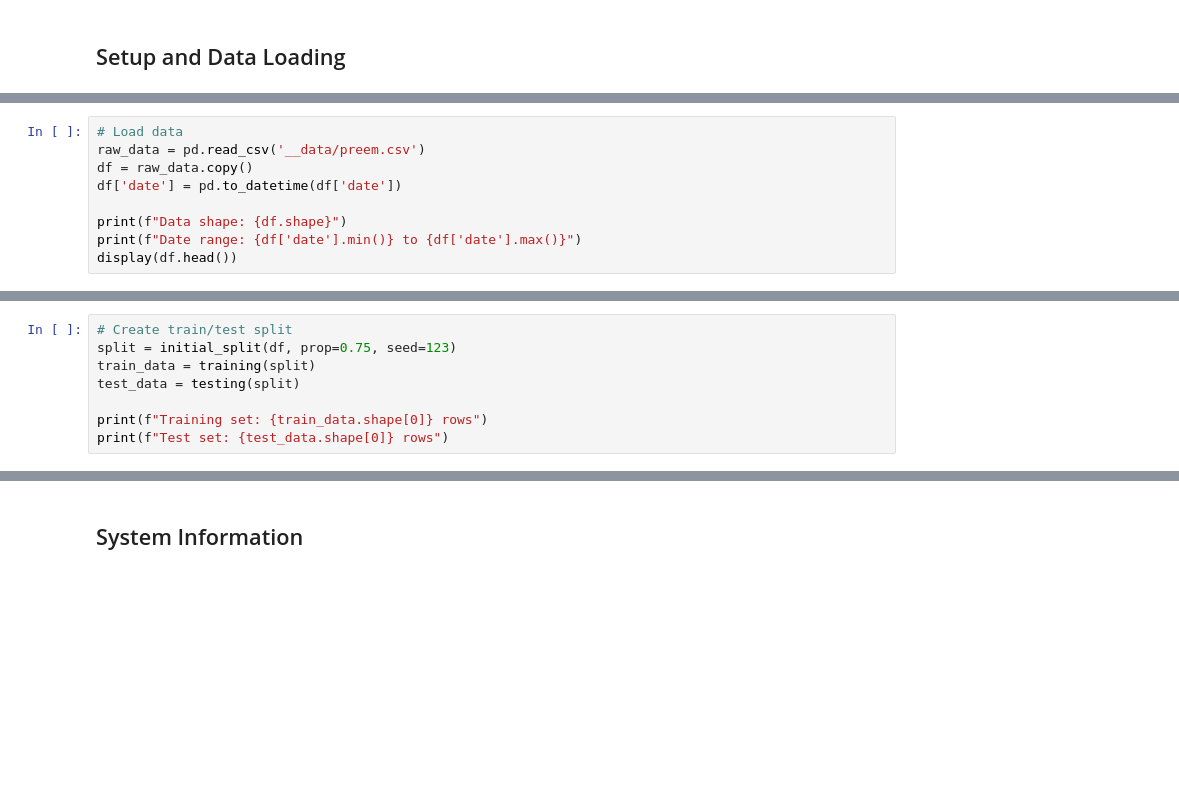
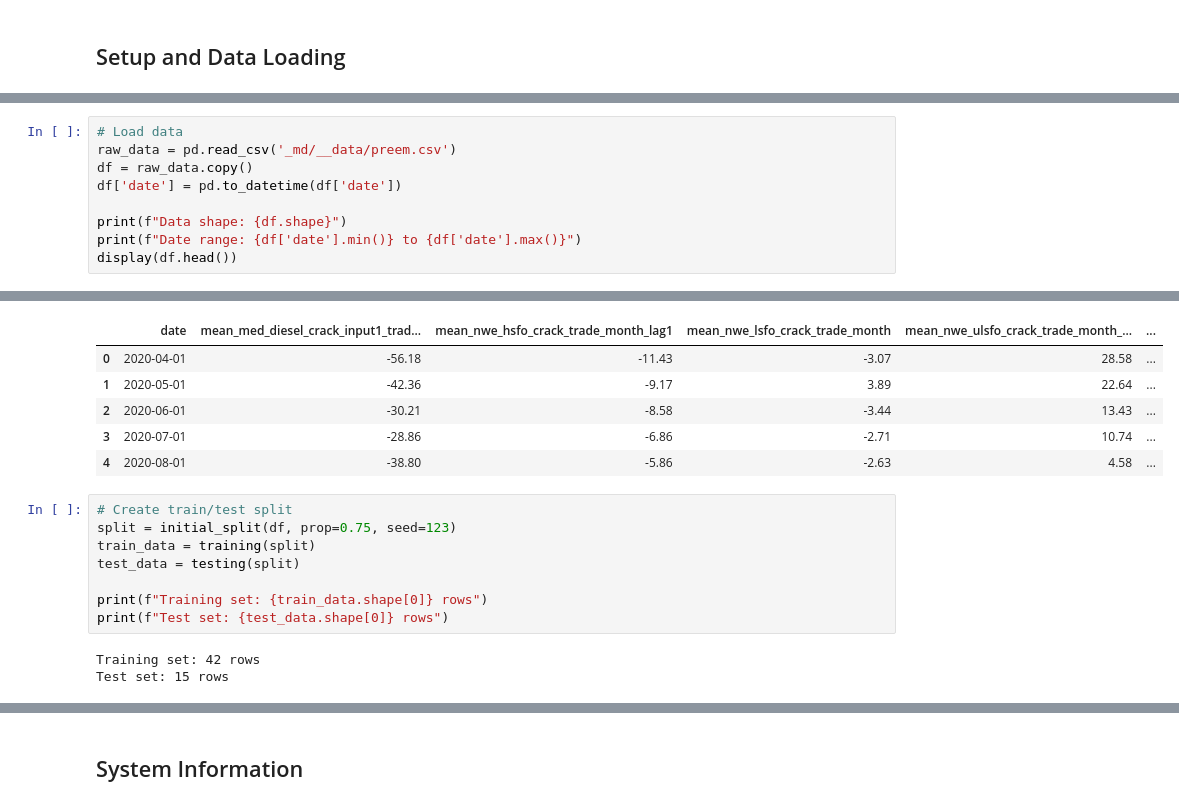
Before and after one commit to m-deane/py-tidymodels2, a Jupyter notebook: _md/parallel_03_workflowset_comparison.ipynb, the cells around one changed output, grey strips where cells are left out. Cells and saved outputs as stored; diff of their text form; blank space fills up the shorter version.

```diff
--- a/_md/parallel_03_workflowset_comparison.ipynb
+++ b/_md/parallel_03_workflowset_comparison.ipynb
@@ -45,9 +65,10 @@ print("All imports successful!")
 # %%
 # Load data
-raw_data = pd.read_csv('__data/preem.csv')
+raw_data = pd.read_csv('_md/__data/preem.csv')
 df = raw_data.copy()
 df['date'] = pd.to_datetime(df['date'])
 
 print(f"Data shape: {df.shape}")
 print(f"Date range: {df['date'].min()} to {df['date'].max()}")
 display(df.head())
+# %% [output]
@@ -54,3 +77,9 @@ display(df.head())
+|  | date | mean_med_diesel_crack_input1_trad... | mean_nwe_hsfo_crack_trade_month_lag1 | mean_nwe_lsfo_crack_trade_month | mean_nwe_ulsfo_crack_trade_month_... | ... |
+| 0 | 2020-04-01 | -56.18 | -11.43 | -3.07 | 28.58 | ... |
+| 1 | 2020-05-01 | -42.36 | -9.17 | 3.89 | 22.64 | ... |
+| 2 | 2020-06-01 | -30.21 | -8.58 | -3.44 | 13.43 | ... |
+| 3 | 2020-07-01 | -28.86 | -6.86 | -2.71 | 10.74 | ... |
+| 4 | 2020-08-01 | -38.80 | -5.86 | -2.63 | 4.58 | ... |
 # %%
 # Create train/test split
 split = initial_split(df, prop=0.75, seed=123)
@@ -59,6 +88,9 @@ test_data = testing(split)
 
 print(f"Training set: {train_data.shape[0]} rows")
 print(f"Test set: {test_data.shape[0]} rows")
+# %% [output]
+Training set: 42 rows
+Test set: 15 rows
 # %%
 # Define base formula and metrics
 FORMULA = "target ~ ."
```
Also changed, not shown: parts of 21 cells of this notebook, 11 other files.
